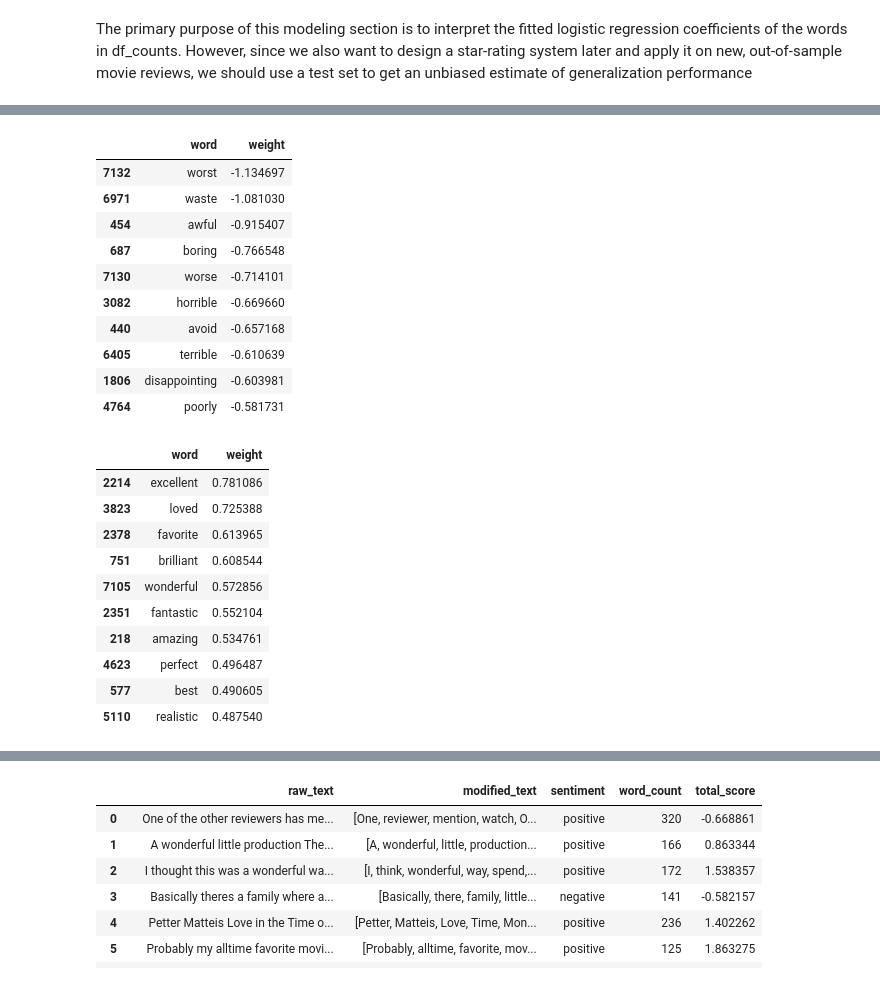
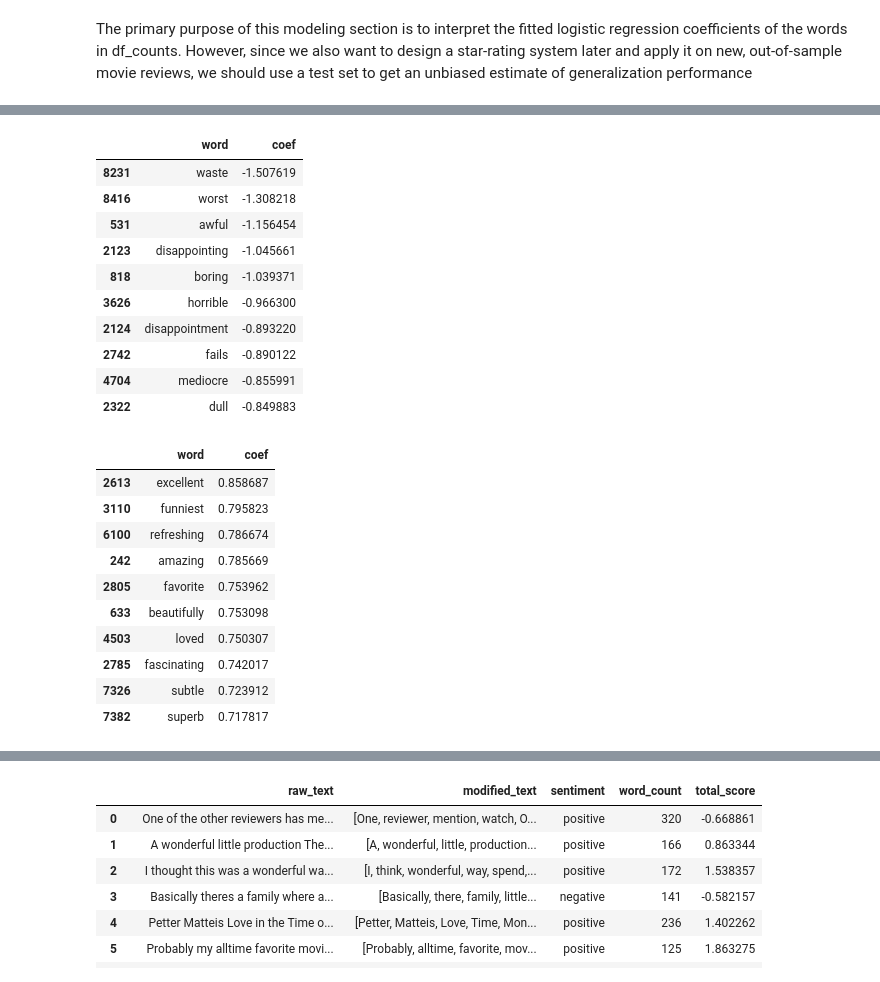
Before and after one commit to efei01/NSDC_F23_movie_reviews_project, a Jupyter notebook: Movie_Review_Sentiment_Analysis_V2.ipynb, the cells around one changed output, grey strips where cells are left out. Saved outputs shown, nothing was run; the diff lists cells and outputs as text; code cells hidden in the pictures.

```diff
--- a/Movie_Review_Sentiment_Analysis_V2.ipynb
+++ b/Movie_Review_Sentiment_Analysis_V2.ipynb
@@ -226,9 +224,10 @@ hyperparam_res = dict()
 best_C = None
 best_C_mean_minus_se = float('inf')
 
-for C in np.logspace(-4, 4, num=2):
-    print(f"Trying C={C}...")
+for C in np.logspace(4, -4, num=9):
+    print(f"\nTrying C={C}...")
     hyperparam_res[C] = dict()
+
     start = time.perf_counter()
     clf = LogisticRegression(C=C, max_iter=1000)
     cv_scores = cross_val_score(
@@ -251,9 +250,11 @@ for C in np.logspace(-4, 4, num=2):
     min_elapsed, sec_elapsed = divmod(time_elapsed, 60)
     print(f"Time elapsed for this fold: {min_elapsed} min. {sec_elapsed} sec.")
 
+    hyperparam_res[C]['cv_scores'] = cv_scores
     hyperparam_res[C]['mean_cv_score'] = mean_cv_score
     hyperparam_res[C]['se_cv_score'] = se_cv_score
 
+    # Use one SE rule
     if best_C is None or mean_cv_score > best_C_mean_minus_se:
         best_C = C
         best_C_mean_minus_se = mean_cv_score - se_cv_score
@@ -278,7 +285,6 @@ np.float64(0.1)
 # %%
-# perform logistic regression again, this time with best_C as the hyperparameter C
-
-LR = LogisticRegression(C = best_C, max_iter = 1000)
-LR.fit(X_train, y_train)
-LR.score(X_test, y_test)
+# Refit logistic regression on all training data with best C value and evaluate generalization performance on test data
+clf = LogisticRegression(C=best_C, max_iter=1000)
+clf.fit(X_train, y_train)
+print("Score on test data:", np.round(clf.score(X_test, y_test), 3)) # returns accuracy by default
 # %% [output]
@@ -286,6 +294,8 @@ LR.score(X_test, y_test)
 # %%
-# return an unordered list of each unique word with its coefficient (weight)
-
-word_weight_df = pd.DataFrame({"word" : X_train.columns, "weight" : LR.coef_[0], })
-word_weight_df
+# Return a list of each unique word with its fitted coefficient
+word_coef_df = pd.DataFrame({
+    'word': X_train.columns,
+    'coef': clf.coef_[0]}
+)
+word_coef_df.head()
 # %% [output]
@@ -305,32 +308,30 @@ word_weight_df
 # %%
-# ten lowest coefficients
-
-word_weight_df.sort_values('weight', ascending = True).head(10)
+# Ten lowest coefficients
+word_coef_df.sort_values('coef').head(10)
 # %% [output]
-|  | word | weight |
-| 7132 | worst | -1.134697 |
-| 6971 | waste | -1.081030 |
-| 454 | awful | -0.915407 |
-| 687 | boring | -0.766548 |
-| 7130 | worse | -0.714101 |
-| 3082 | horrible | -0.669660 |
-| 440 | avoid | -0.657168 |
-| 6405 | terrible | -0.610639 |
-| 1806 | disappointing | -0.603981 |
-| 4764 | poorly | -0.581731 |
+|  | word | coef |
+| 8231 | waste | -1.507619 |
+| 8416 | worst | -1.308218 |
+| 531 | awful | -1.156454 |
+| 2123 | disappointing | -1.045661 |
+| 818 | boring | -1.039371 |
+| 3626 | horrible | -0.966300 |
+| 2124 | disappointment | -0.893220 |
+| 2742 | fails | -0.890122 |
+| 4704 | mediocre | -0.855991 |
+| 2322 | dull | -0.849883 |
 # %%
-# ten highest coefficients
-
-word_weight_df.sort_values('weight', ascending = False).head(10)
+# Ten highest coefficients
+word_coef_df.sort_values('coef', ascending=False).head(10)
 # %% [output]
-|  | word | weight |
-| 2214 | excellent | 0.781086 |
-| 3823 | loved | 0.725388 |
-| 2378 | favorite | 0.613965 |
-| 751 | brilliant | 0.608544 |
-| 7105 | wonderful | 0.572856 |
-| 2351 | fantastic | 0.552104 |
-| 218 | amazing | 0.534761 |
-| 4623 | perfect | 0.496487 |
-| 577 | best | 0.490605 |
-| 5110 | realistic | 0.487540 |
+|  | word | coef |
+| 2613 | excellent | 0.858687 |
+| 3110 | funniest | 0.795823 |
+| 6100 | refreshing | 0.786674 |
+| 242 | amazing | 0.785669 |
+| 2805 | favorite | 0.753962 |
+| 633 | beautifully | 0.753098 |
+| 4503 | loved | 0.750307 |
+| 2785 | fascinating | 0.742017 |
+| 7326 | subtle | 0.723912 |
+| 7382 | superb | 0.717817 |
```
Also changed, not shown: parts of 11 cells of this notebook.
